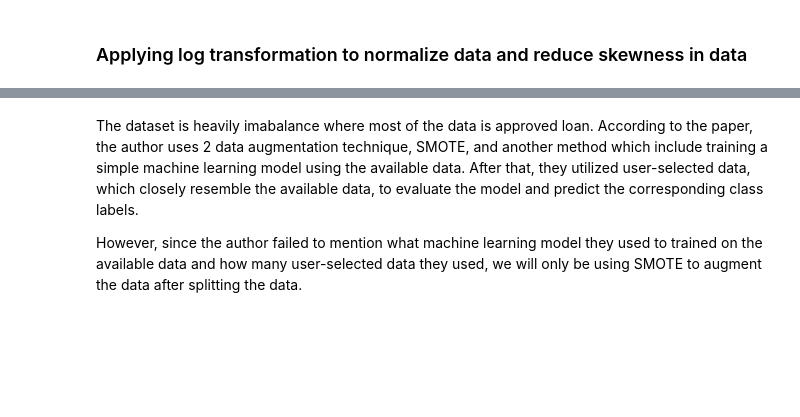
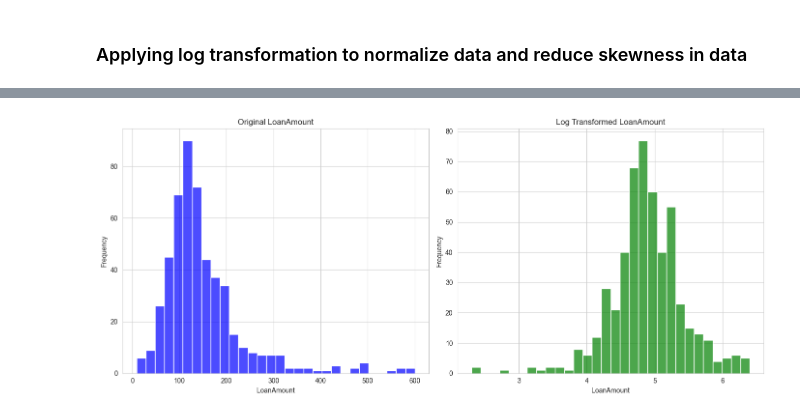
Before and after one commit to NDarayut/Loan-Approval-Prediction-Reimplementation, a Jupyter notebook: notebooks/data_preprocessing.ipynb, the cells around one changed output, grey strips where cells are left out. Cells and saved outputs as stored; diff of their text form; code cells hidden in the pictures; blank space fills up the shorter version.

```diff
--- a/notebooks/data_preprocessing.ipynb
+++ b/notebooks/data_preprocessing.ipynb
@@ -68,13 +162,24 @@ plt.show()
 # %%
-# Plot histograms before and after transformation
-fig, ax = plt.subplots(1, 2, figsize=(12, 6))
+# Set the style for Seaborn plots
+sns.set_style("whitegrid")
+
+# Create subplots
+fig, ax = plt.subplots(1, 2, figsize=(14, 6))
 
 # Original data
-ax[0].hist(train_data_old['LoanAmount'], bins=30, color='blue', alpha=0.7)
+sns.histplot(train_data_old['LoanAmount'], bins=30, kde=False, color='blue', ax=ax[0], alpha=0.7)
 ax[0].set_title('Original LoanAmount')
+ax[0].set_xlabel('LoanAmount')
+ax[0].set_ylabel('Frequency')
 
 # After log transformation
-ax[1].hist(train_data['LoanAmount'], bins=30, color='green', alpha=0.7)
+sns.histplot(X_train['LoanAmount'], bins=30, kde=False, color='green', ax=ax[1], alpha=0.7)
 ax[1].set_title('Log Transformed LoanAmount')
+ax[1].set_xlabel('LoanAmount')
+ax[1].set_ylabel('Frequency')
 
+# Adjust layout and show plot
+plt.tight_layout()
 plt.show()
+# %% [output]
+[figure, added]
@@ -106,4 +185,0 @@ plt.show()
-# %% [markdown]
-The dataset is heavily imabalance where most of the data is approved loan. According to the paper, the author uses 2 data augmentation technique, SMOTE, and another method which include training a simple machine learning model using the available data. After that, they utilized user-selected data, which closely resemble the available data, to evaluate the model and predict the corresponding class labels.
-
-However, since the author failed to mention what machine learning model they used to trained on the available data and how many user-selected data they used, we will only be using SMOTE to augment the data after splitting the data.
```
Also changed, not shown: parts of 26 cells of this notebook, 3 other files.
